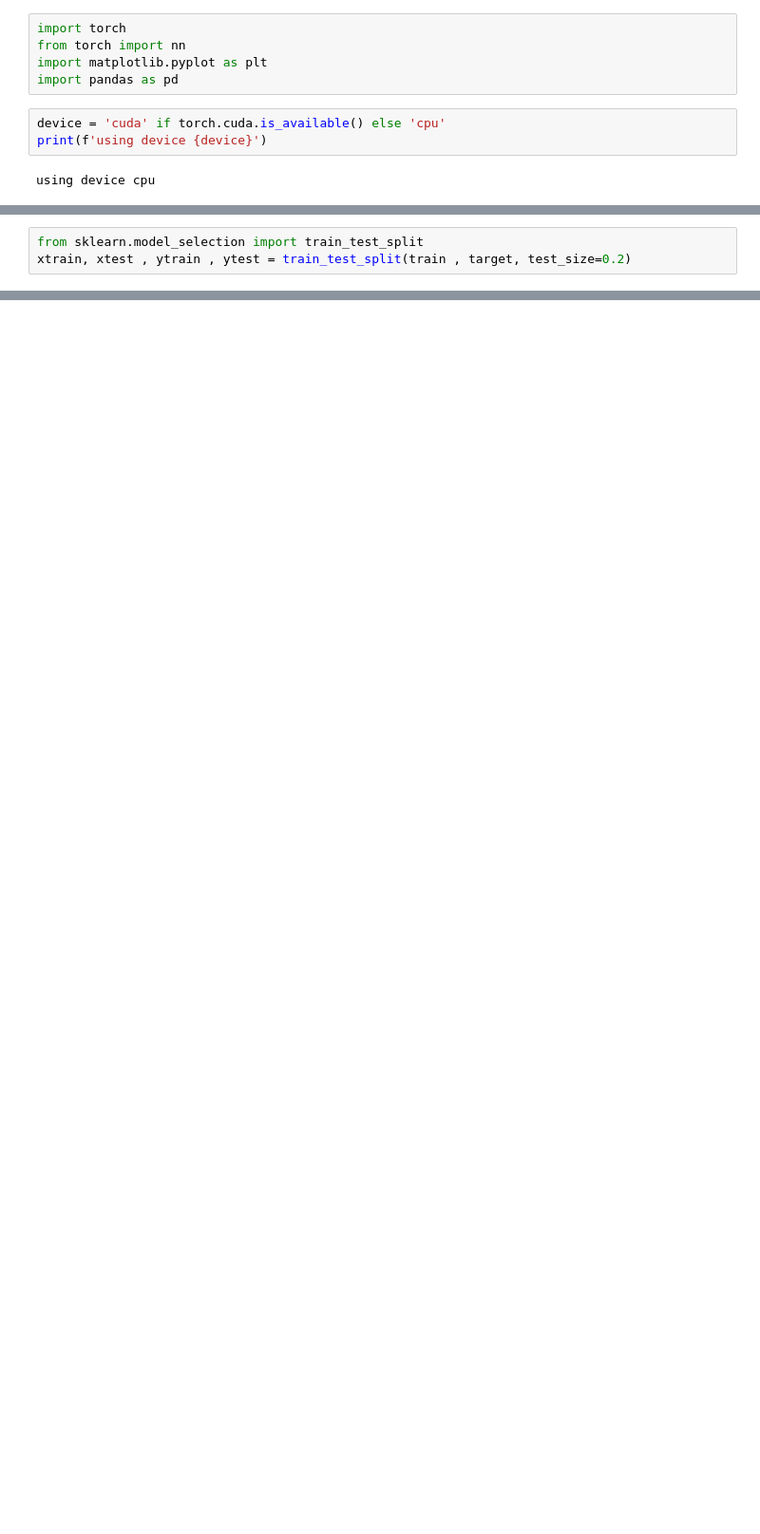
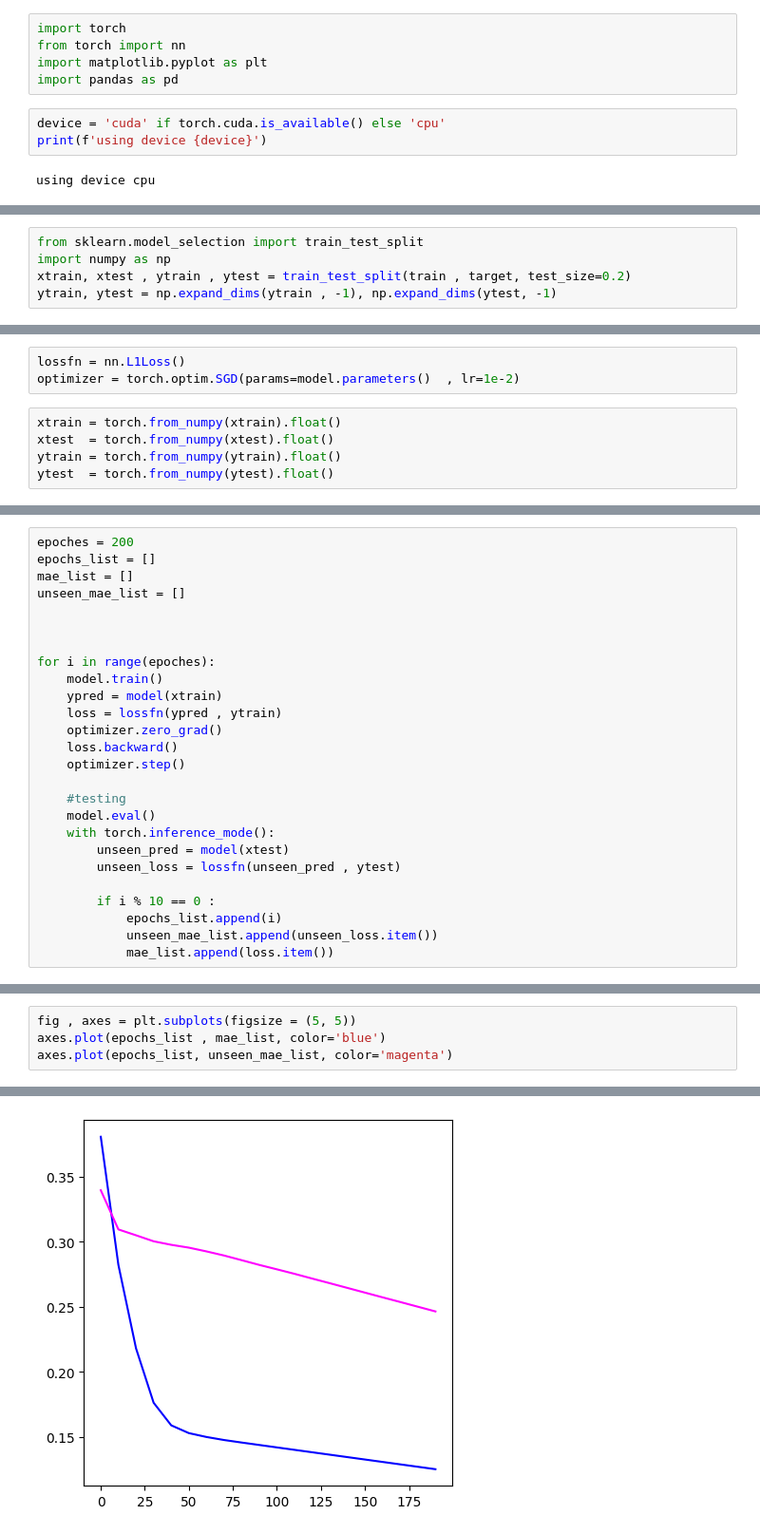
Before and after one commit to Arash-Rayan/pytorch, a Jupyter notebook: practice.ipynb, the cells around one changed output, grey strips where cells are left out. Shown: that part at 95% size. Drawn from its saved outputs; the diff is of its cells as text; blank space fills up the shorter version.

```diff
--- a/practice.ipynb
+++ b/practice.ipynb
@@ -27,6 +27,8 @@ df.head()
 # %%
 from sklearn.model_selection import train_test_split
+import numpy as np
 xtrain, xtest , ytrain , ytest = train_test_split(train , target, test_size=0.2)
+ytrain, ytest = np.expand_dims(ytrain , -1), np.expand_dims(ytest, -1)
 # %%
 xtrain.shape , xtest.shape , ytrain.shape , ytest.shape
 # %% [output]
@@ -56,0 +68,8 @@ OrderedDict([('linear_layer.weight', tensor([[0.7793]])),
+# %%
+lossfn = nn.L1Loss()
+optimizer = torch.optim.SGD(params=model.parameters()  , lr=1e-2)
+# %%
+xtrain = torch.from_numpy(xtrain).float()
+xtest  = torch.from_numpy(xtest).float()
+ytrain = torch.from_numpy(ytrain).float()
+ytest  = torch.from_numpy(ytest).float()
@@ -56,0 +83,26 @@ OrderedDict([('linear_layer.weight', tensor([[0.7793]])),
+# %%
+epoches = 200
+epochs_list = []
+mae_list = []
+unseen_mae_list = []
+
+
+
+for i in range(epoches):
+    model.train()
+    ypred = model(xtrain)
+    loss = lossfn(ypred , ytrain)
+    optimizer.zero_grad()
+    loss.backward()
+    optimizer.step()
+
+    #testing
+    model.eval()
+    with torch.inference_mode():
+        unseen_pred = model(xtest)
+        unseen_loss = lossfn(unseen_pred , ytest)
+
+        if i % 10 == 0 :
+            epochs_list.append(i)
+            unseen_mae_list.append(unseen_loss.item())
+            mae_list.append(loss.item())
@@ -56,0 +111,5 @@ OrderedDict([('linear_layer.weight', tensor([[0.7793]])),
+# %%
+fig , axes = plt.subplots(figsize = (5, 5))
+axes.plot(epochs_list , mae_list, color='blue')
+axes.plot(epochs_list, unseen_mae_list, color='magenta')
+# %% [output]
@@ -56,0 +117 @@ OrderedDict([('linear_layer.weight', tensor([[0.7793]])),
+[figure, added]
```
Also changed, not shown: parts of 8 cells of this notebook.
